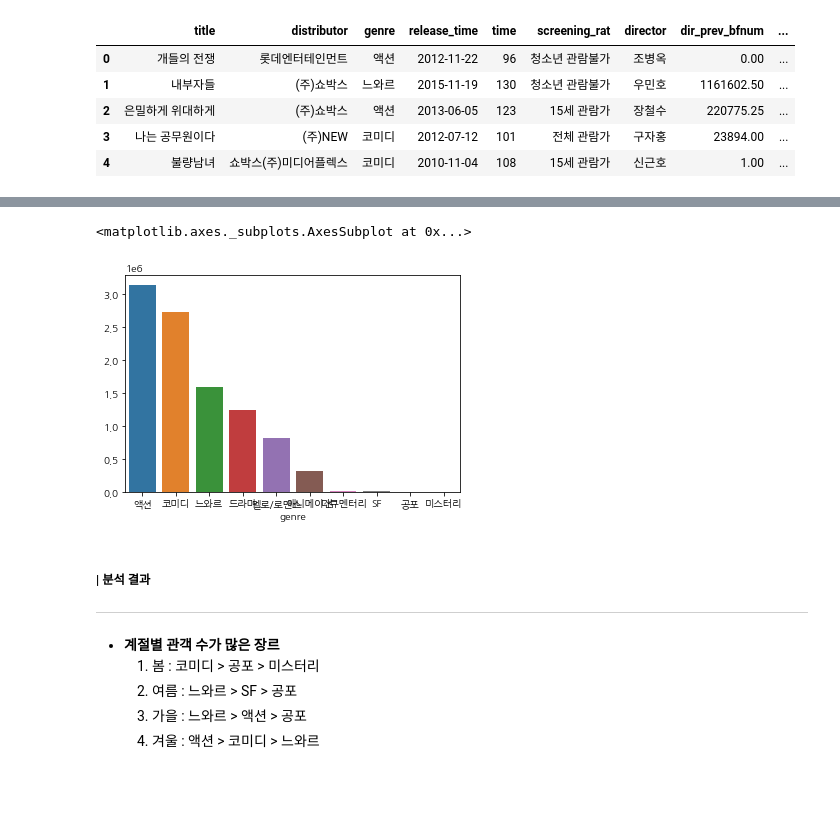
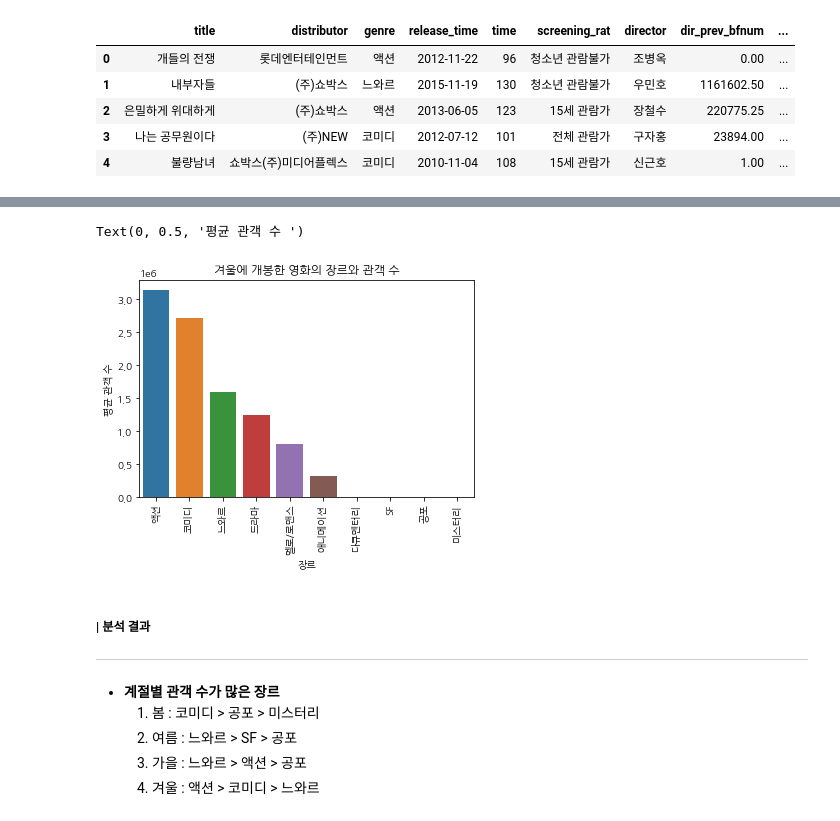
Before and after one commit to Dkepffl/2022-1-ESAA, a Jupyter notebook: MiniProject/Mini_Project_movies.ipynb, the cells around one changed output, grey strips where cells are left out. Drawn from its saved outputs; the diff is of its cells as text; code cells hidden in the pictures; blank space fills up the shorter version.

```diff
--- a/MiniProject/Mini_Project_movies.ipynb
+++ b/MiniProject/Mini_Project_movies.ipynb
@@ -497,9 +519,14 @@ sns.barplot(genre_aud['Fall'].index, genre_aud['Fall'].values)
 # %%
 # 겨울에 개봉한 영화의 장르 및 평균 관객 수
-sns.barplot(genre_aud['Winter'].index, genre_aud['Winter'].values)
+ax = sns.barplot(genre_aud['Winter'].index, genre_aud['Winter'].values)
+
+plt.xticks(rotation=90)
+ax.set_title('겨울에 개봉한 영화의 장르와 관객 수')
+ax.set_xlabel('장르')
+ax.set_ylabel('평균 관객 수 ')
 # %% [output]
-<matplotlib.axes._subplots.AxesSubplot at 0x...>
+Text(0, 0.5, '평균 관객 수 ')
-[figure, old version]
+[figure, new version]
 # %% [markdown]
 ##### | 분석 결과
 ___
```
Also changed, not shown: parts of 8 cells of this notebook.
